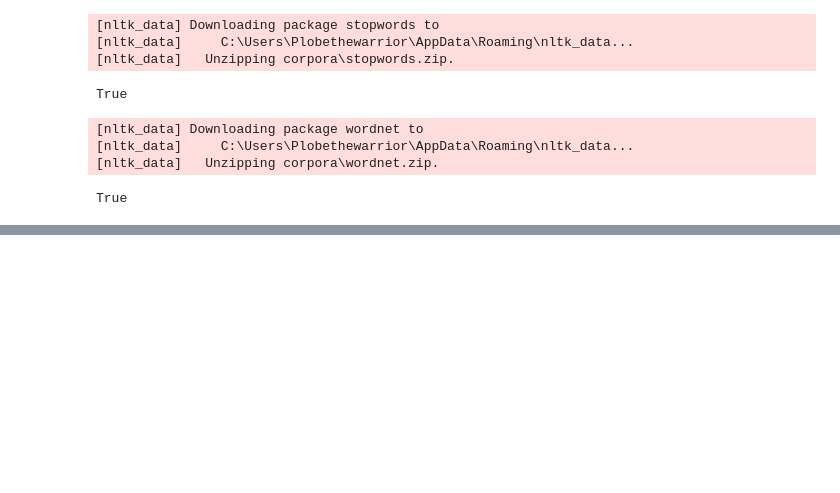
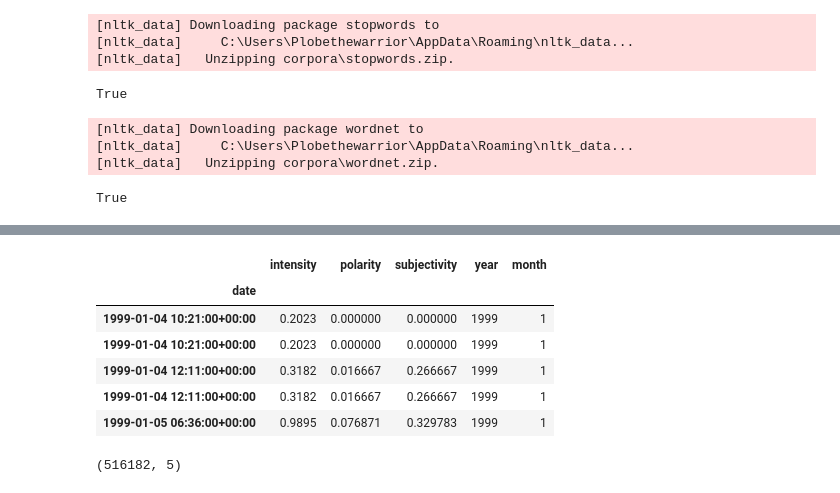
Before and after one commit to Enron-Discussion-NLP/Capstone, a Jupyter notebook: 00_Paige/testing_wrangle.ipynb, the cells around one changed output, grey strips where cells are left out. Saved outputs shown, nothing was run; the diff lists cells and outputs as text; code cells hidden in the pictures; blank space fills up the shorter version.

```diff
--- a/00_Paige/testing_wrangle.ipynb
+++ b/00_Paige/testing_wrangle.ipynb
@@ -85,0 +167,2 @@ df2.head()
+# %%
+time_series_df = time_series_df.drop(columns = ['poi', 'internal'])
@@ -85,0 +179,15 @@ df2.head()
+# %%
+time_series_df = wrangle_pj.time_series_df_final(time_series_df)
+time_series_df.head()
+# %% [output]
+|  | intensity | polarity | subjectivity | year | month |
+| date |  |  |  |  |  |
+| 1999-01-04 10:21:00+00:00 | 0.2023 | 0.000000 | 0.000000 | 1999 | 1 |
+| 1999-01-04 10:21:00+00:00 | 0.2023 | 0.000000 | 0.000000 | 1999 | 1 |
+| 1999-01-04 12:11:00+00:00 | 0.3182 | 0.016667 | 0.266667 | 1999 | 1 |
+| 1999-01-04 12:11:00+00:00 | 0.3182 | 0.016667 | 0.266667 | 1999 | 1 |
+| 1999-01-05 06:36:00+00:00 | 0.9895 | 0.076871 | 0.329783 | 1999 | 1 |
+# %%
+time_series_df.shape
+# %% [output]
+(516182, 5)
```
Also changed, not shown: parts of 11 cells of this notebook, 1 other file.
